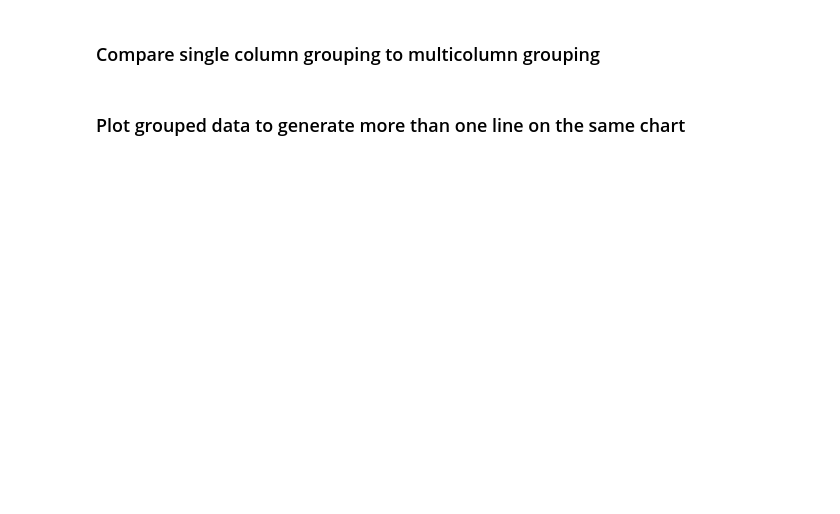
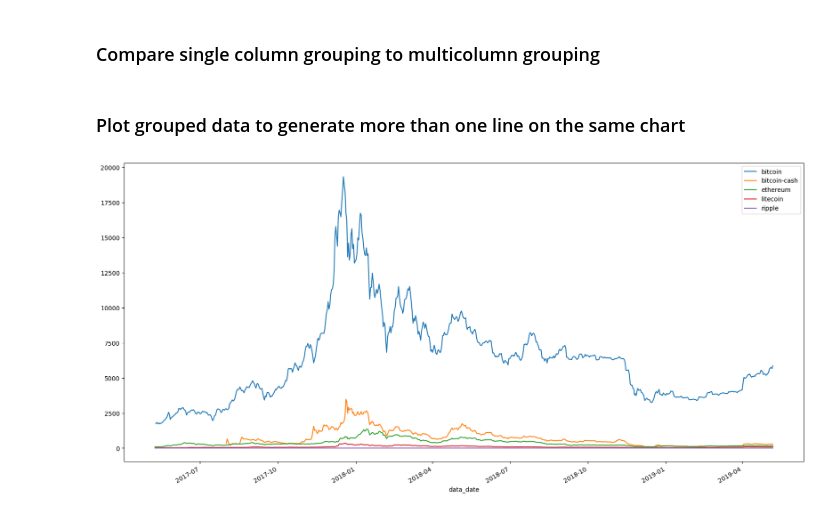
Before and after one commit to scoopcash/oct24, a Jupyter notebook: Class_3_Activities/05-Ins_Groupby/Unsolved/groupby.ipynb, the cells around one changed output. Saved outputs shown, nothing was run; the diff lists cells and outputs as text; code cells hidden in the pictures; blank space fills up the shorter version.

Commit message:
adding groupby

```diff
--- a/Class_3_Activities/05-Ins_Groupby/Unsolved/groupby.ipynb
+++ b/Class_3_Activities/05-Ins_Groupby/Unsolved/groupby.ipynb
@@ -60,3 +94,6 @@ crypto_data_grp
 ### Plot grouped data to generate more than one line on the same chart
 # %%
 # Plot data_priceUsd for each crypto across time
+group_data = crypto_data.groupby('cryptocurrency')['data_priceUsd'].plot(figsize=(20,10), legend = True)
+# %% [output]
+[figure, added]
```
Also changed, not shown: parts of 3 cells of this notebook.
